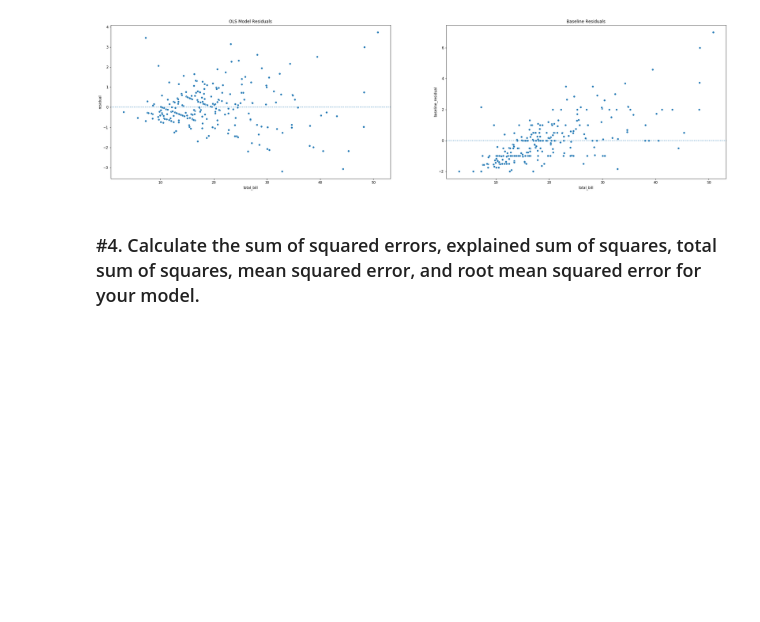
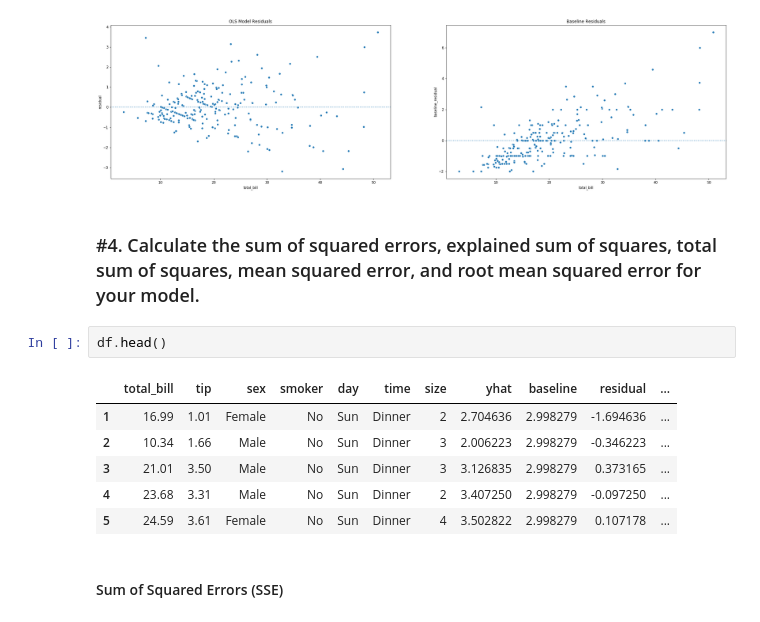
Before and after one commit to GabbyBarajasBroussard/regression-exercises, a Jupyter notebook: evaluate.ipynb, the cells around one changed output. Saved outputs shown, nothing was run; the diff lists cells and outputs as text; blank space fills up the shorter version.

```diff
--- a/evaluate.ipynb
+++ b/evaluate.ipynb
@@ -111,3 +111,14 @@ plt.title('Baseline Residuals');
 [figure]
 # %% [markdown]
 ### #4. Calculate the sum of squared errors, explained sum of squares, total sum of squares, mean squared error, and root mean squared error for your model.
+# %%
+df.head()
+# %% [output]
+|  | total_bill | tip | sex | smoker | day | time | size | yhat | baseline | residual | ... |
+| 1 | 16.99 | 1.01 | Female | No | Sun | Dinner | 2 | 2.704636 | 2.998279 | -1.694636 | ... |
+| 2 | 10.34 | 1.66 | Male | No | Sun | Dinner | 3 | 2.006223 | 2.998279 | -0.346223 | ... |
+| 3 | 21.01 | 3.50 | Male | No | Sun | Dinner | 3 | 3.126835 | 2.998279 | 0.373165 | ... |
+| 4 | 23.68 | 3.31 | Male | No | Sun | Dinner | 2 | 3.407250 | 2.998279 | -0.097250 | ... |
+| 5 | 24.59 | 3.61 | Female | No | Sun | Dinner | 4 | 3.502822 | 2.998279 | 0.107178 | ... |
+# %% [markdown]
+#### Sum of Squared Errors (SSE)
```
Also changed, not shown: parts of 14 cells of this notebook.
